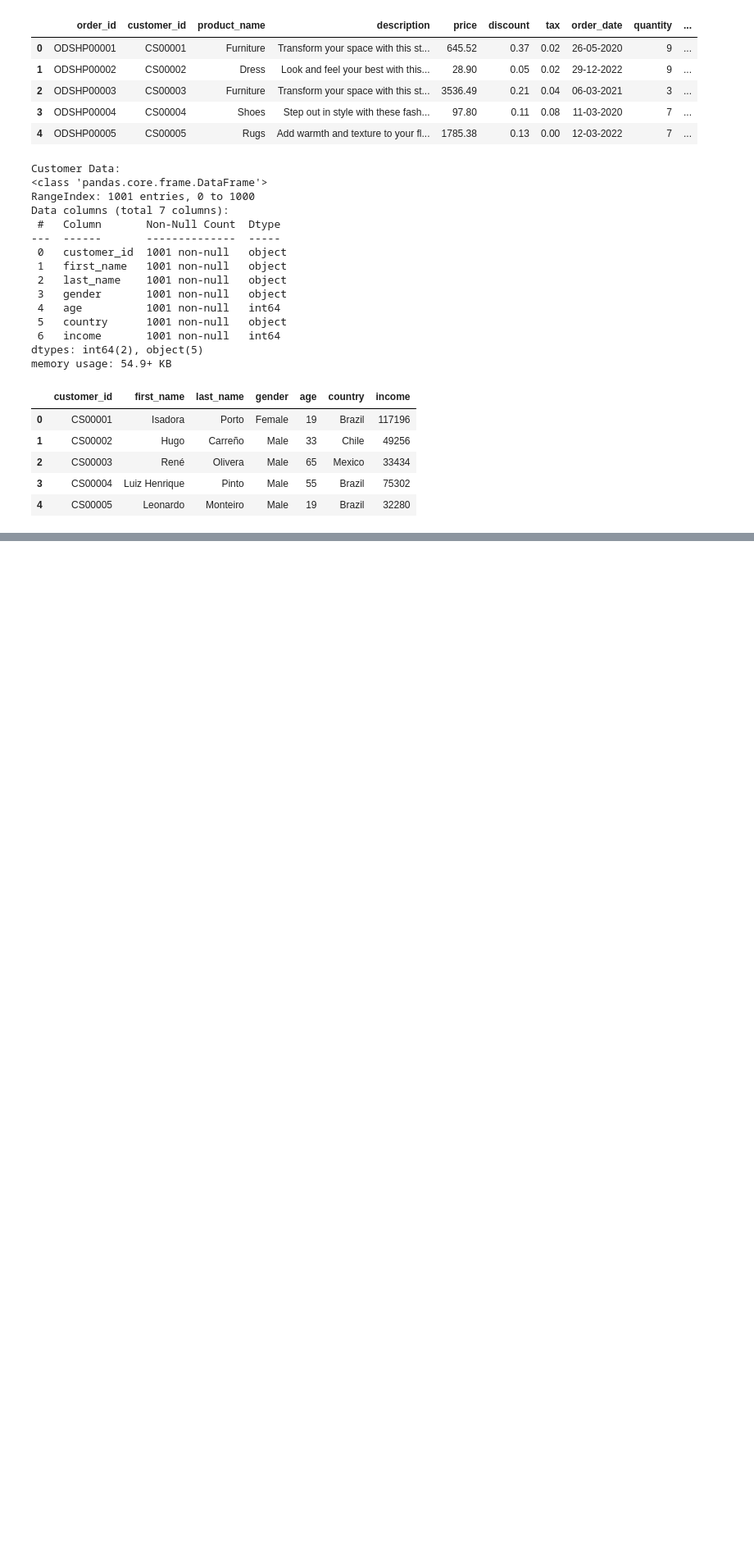
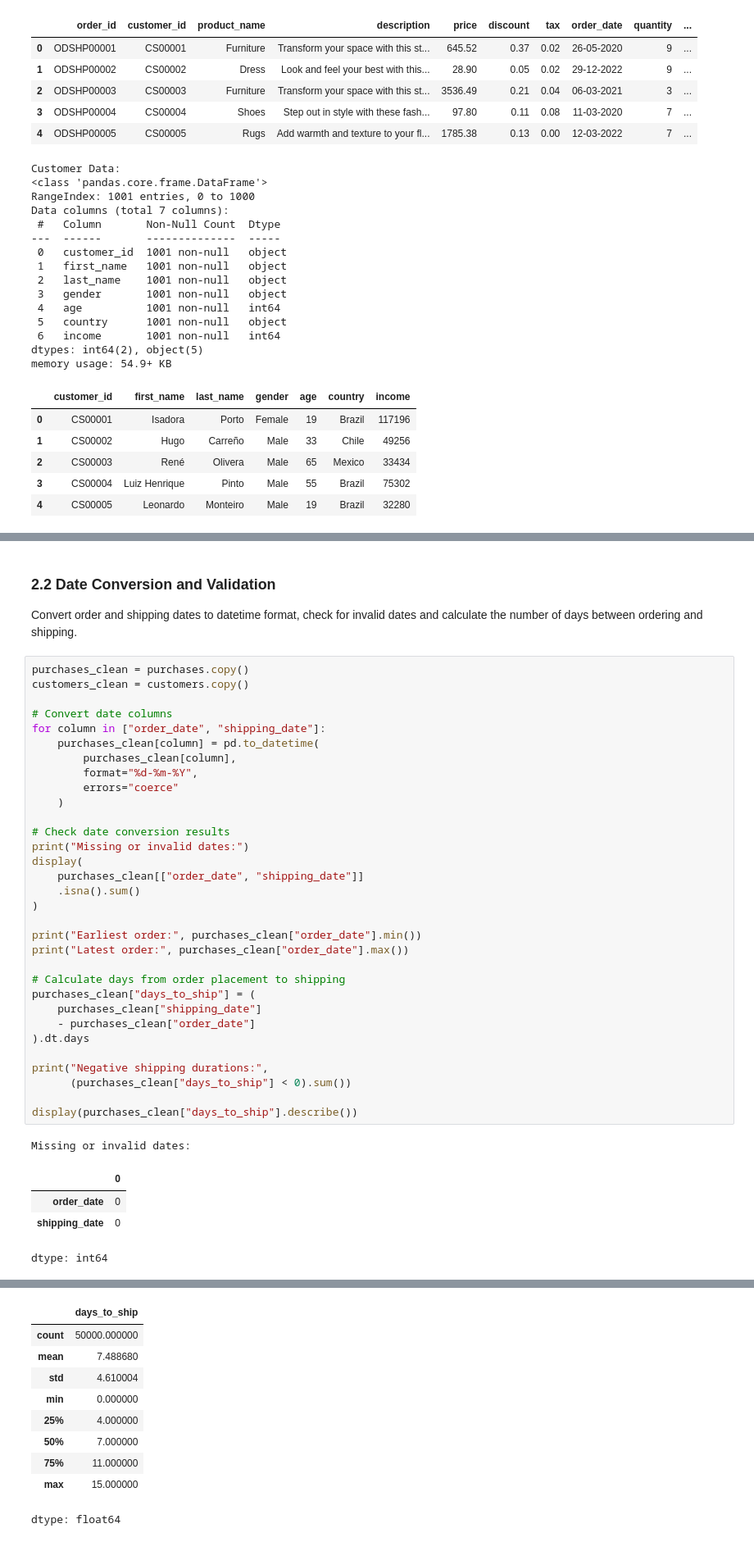
Before and after one commit to michellefengym-glitch/Market-Analysis, a Jupyter notebook: Capstone_Market_Analysis.ipynb, the cells around one changed output, grey strips where cells are left out. Shown at 82% size. Cells and saved outputs as stored; diff of their text form; blank space fills up the shorter version.

```diff
--- a/Capstone_Market_Analysis.ipynb
+++ b/Capstone_Market_Analysis.ipynb
@@ -131,0 +143,43 @@ No missing values were identified in either dataset. No duplicate rows were foun
+# %% [markdown]
+### 2.2 Date Conversion and Validation
+Convert order and shipping dates to datetime format, check for
+invalid dates and calculate the number of days between ordering
+and shipping.
+# %%
+purchases_clean = purchases.copy()
+customers_clean = customers.copy()
+
+# Convert date columns
+for column in ["order_date", "shipping_date"]:
+    purchases_clean[column] = pd.to_datetime(
+        purchases_clean[column],
+        format="%d-%m-%Y",
+        errors="coerce"
+    )
+
+# Check date conversion results
+print("Missing or invalid dates:")
+display(
+    purchases_clean[["order_date", "shipping_date"]]
+    .isna().sum()
+)
+
+print("Earliest order:", purchases_clean["order_date"].min())
+print("Latest order:", purchases_clean["order_date"].max())
+
+# Calculate days from order placement to shipping
+purchases_clean["days_to_ship"] = (
+    purchases_clean["shipping_date"]
+    - purchases_clean["order_date"]
+).dt.days
+
+print("Negative shipping durations:",
+      (purchases_clean["days_to_ship"] < 0).sum())
+
+display(purchases_clean["days_to_ship"].describe())
+# %% [output]
+Missing or invalid dates:
+|  | 0 |
+| order_date | 0 |
+| shipping_date | 0 |
+dtype: int64
@@ -131,0 +189,10 @@ No missing values were identified in either dataset. No duplicate rows were foun
+|  | days_to_ship |
+| count | 50000.000000 |
+| mean | 7.488680 |
+| std | 4.610004 |
+| min | 0.000000 |
+| 25% | 4.000000 |
+| 50% | 7.000000 |
+| 75% | 11.000000 |
+| max | 15.000000 |
+dtype: float64
```
Also changed, not shown: parts of 6 cells of this notebook.
